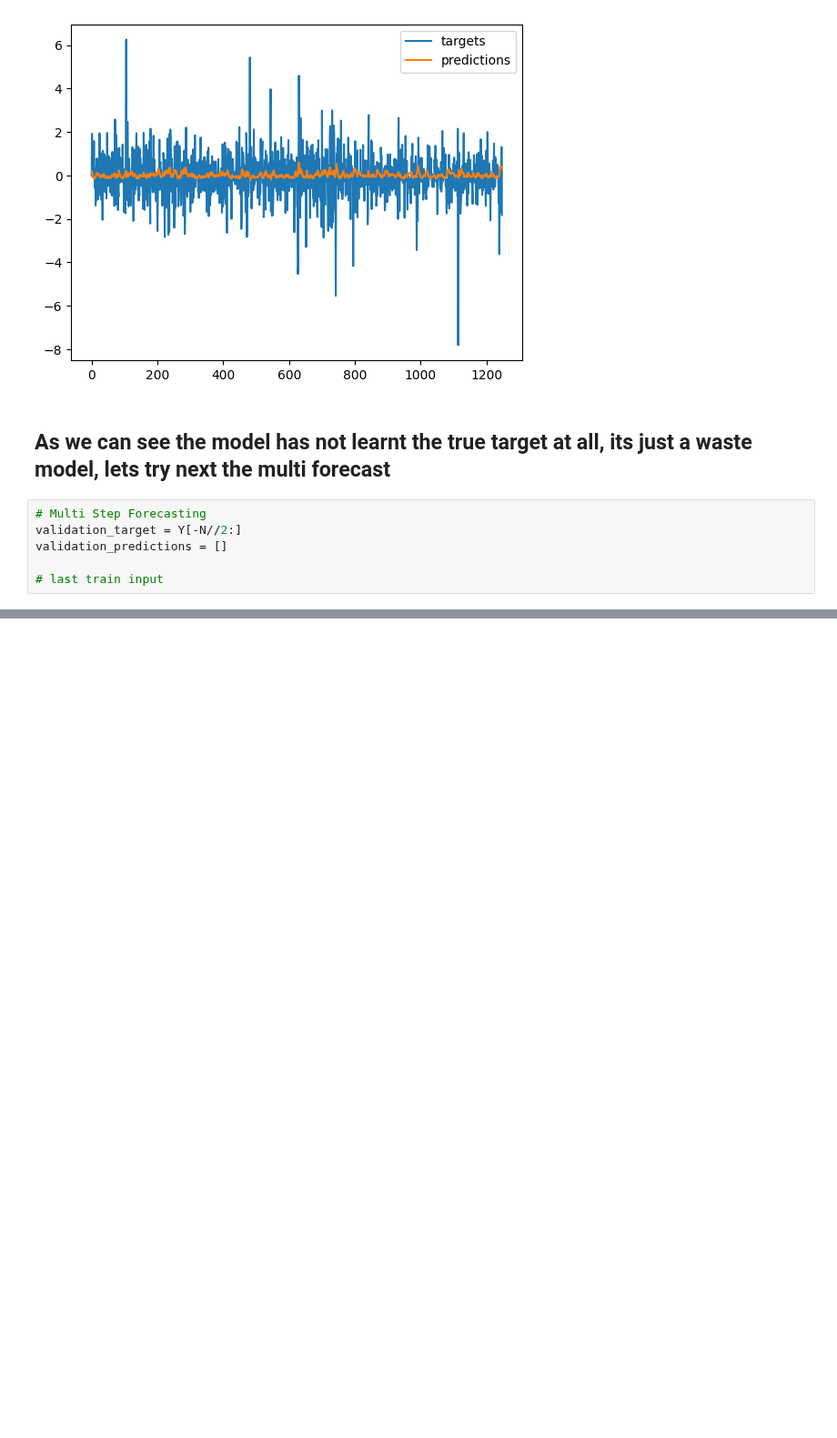
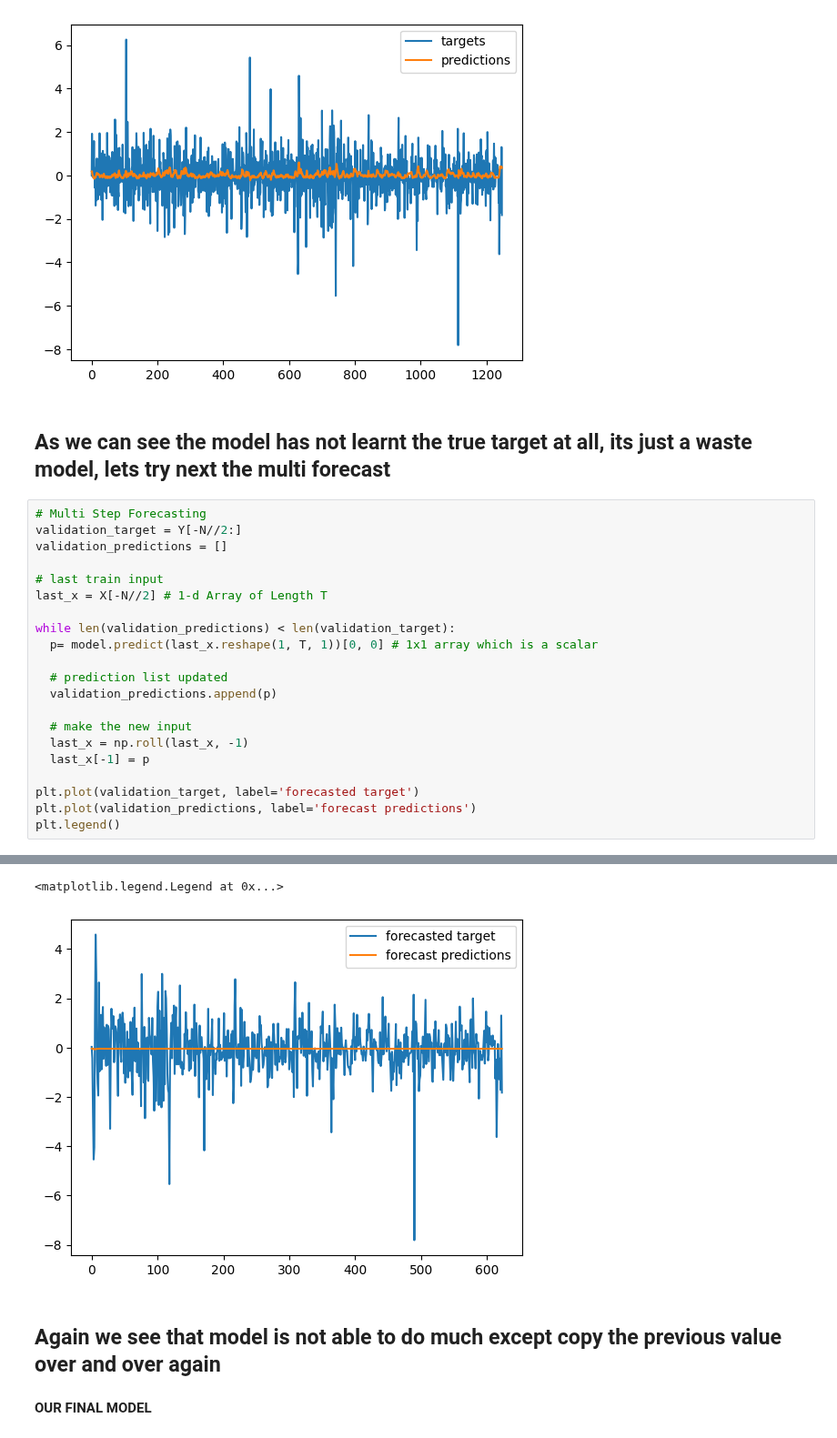
Before and after one commit to rbhardwaj2186/Trade-Stock-Prediction-using-Tensorflow-with-LSTM--RNN--GRU-single-and-multi-step-forecasting, a Jupyter notebook: Tensorflow_trade1.ipynb, the cells around one changed output, grey strips where cells are left out. Shown at 91% size. Drawn from its saved outputs; the diff is of its cells as text; blank space fills up the shorter version.

```diff
--- a/Tensorflow_trade1.ipynb
+++ b/Tensorflow_trade1.ipynb
@@ -303,9 +303,25 @@ plt.show()
 [figure]
 # %% [markdown]
 ## As we can see the model has not learnt the true target at all, its just a waste model, lets try next the multi forecast
-# %%
-# Multi Step Forecasting
-validation_target = Y[-N//2:]
-validation_predictions = []
-
-# last train input
+# %%
+# Multi Step Forecasting
+validation_target = Y[-N//2:]
+validation_predictions = []
+
+# last train input
+last_x = X[-N//2] # 1-d Array of Length T
+
+while len(validation_predictions) < len(validation_target):
+  p= model.predict(last_x.reshape(1, T, 1))[0, 0] # 1x1 array which is a scalar
+
+  # prediction list updated
+  validation_predictions.append(p)
+
+  # make the new input
+  last_x = np.roll(last_x, -1)
+  last_x[-1] = p
+
+plt.plot(validation_target, label='forecasted target')
+plt.plot(validation_predictions, label='forecast predictions')
+plt.legend()
+# %% [output]
@@ -311,0 +345,6 @@ validation_predictions = []
+<matplotlib.legend.Legend at 0x...>
+[figure, added]
+# %% [markdown]
+## Again we see that model is not able to do much except copy the previous value over and over again
+# %% [markdown]
+**OUR FINAL MODEL**
```
Also changed, not shown: parts of 1 cell of this notebook.
